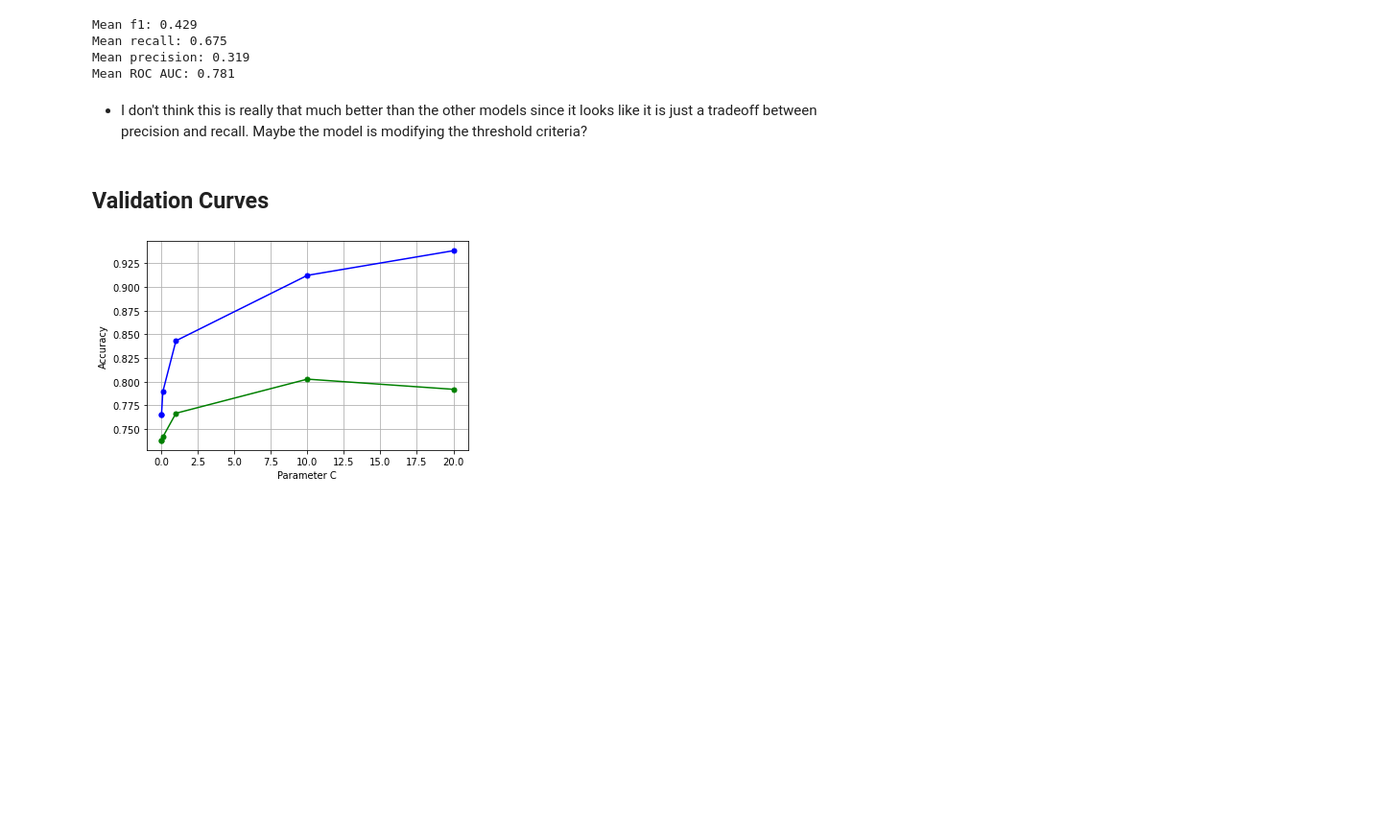
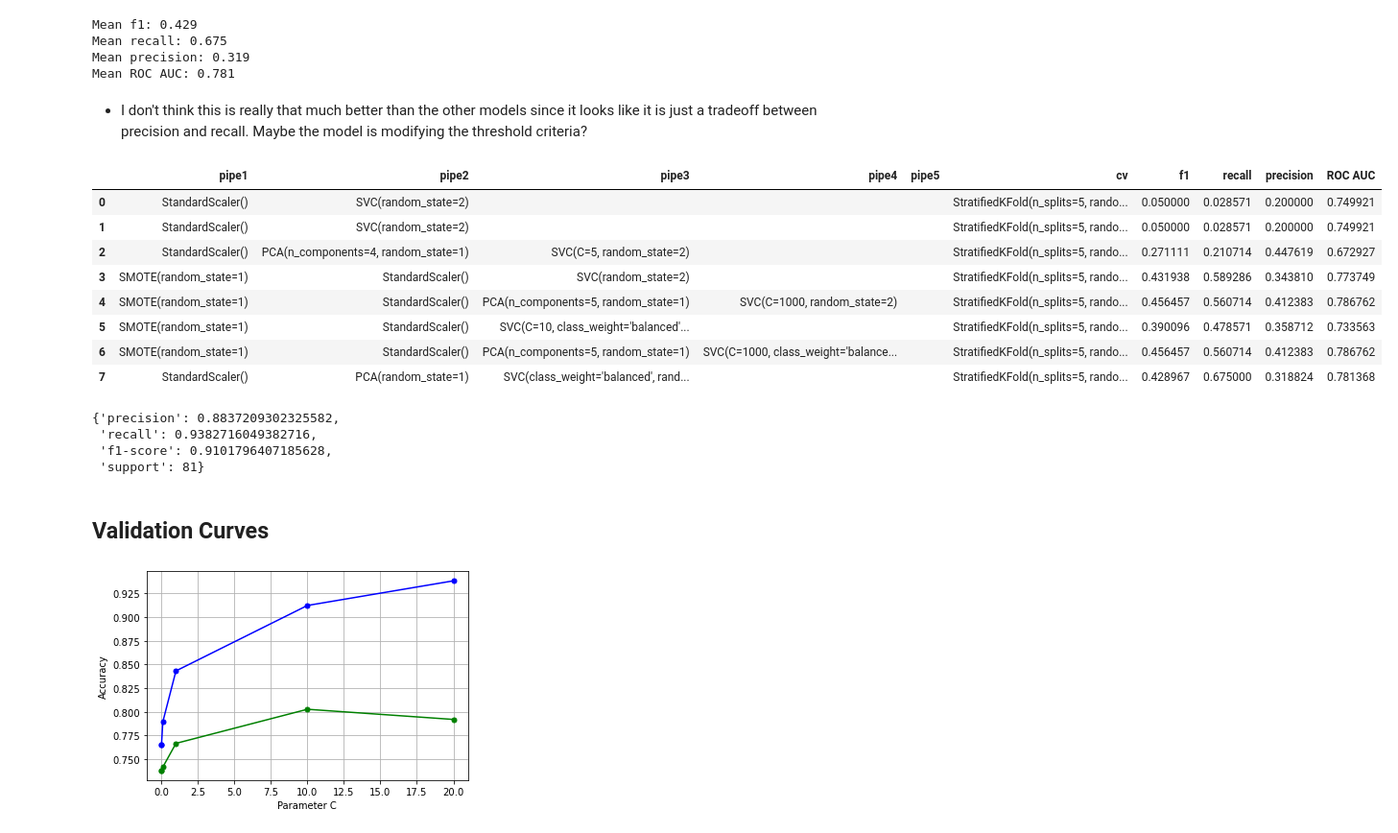
Before and after one commit to ejw-data/ml-myopia, a Jupyter notebook: classification/model-svc-gridsearch.ipynb, the cells around one changed output. Shown at 96% size. Cells and saved outputs as stored; diff of their text form; code cells hidden in the pictures; blank space fills up the shorter version.

Commit message:
created summary tables from models

```diff
--- a/classification/model-svc-gridsearch.ipynb
+++ b/classification/model-svc-gridsearch.ipynb
@@ -508,6 +594,20 @@ print('Mean f1: %.3f' % mean(scores['test_f1']))
 print('Mean recall: %.3f' % mean(scores['test_recall']))
 print('Mean precision: %.3f' % mean(scores['test_precision']))
 print('Mean ROC AUC: %.3f' % mean(scores['test_roc_auc']))
+
+pipelength = len(pipes)
+summary.append({
+    'pipe1': pipes[0][1],
+    'pipe2': pipes[1][1] if pipelength >= 2 else "",
+    'pipe3': pipes[2][1] if pipelength >= 3 else "",
+    'pipe4': pipes[3][1] if pipelength >= 4 else "",
+    'pipe5': pipes[4][1] if pipelength >= 5 else "",
+    'cv': cv,
+    'f1':  mean(scores['test_f1']),
+    'recall': mean(scores['test_recall']),
+    'precision': mean(scores['test_precision']),
+    'ROC AUC': mean(scores['test_roc_auc'])
+})
 # %% [output]
 Mean f1: 0.390
 Mean recall: 0.479
@@ -643,6 +743,20 @@ print('Mean f1: %.3f' % mean(scores['test_f1']))
 print('Mean recall: %.3f' % mean(scores['test_recall']))
 print('Mean precision: %.3f' % mean(scores['test_precision']))
 print('Mean ROC AUC: %.3f' % mean(scores['test_roc_auc']))
+
+pipelength = len(pipes)
+summary.append({
+    'pipe1': pipes[0][1],
+    'pipe2': pipes[1][1] if pipelength >= 2 else "",
+    'pipe3': pipes[2][1] if pipelength >= 3 else "",
+    'pipe4': pipes[3][1] if pipelength >= 4 else "",
+    'pipe5': pipes[4][1] if pipelength >= 5 else "",
+    'cv': cv,
+    'f1':  mean(scores['test_f1']),
+    'recall': mean(scores['test_recall']),
+    'precision': mean(scores['test_precision']),
+    'ROC AUC': mean(scores['test_roc_auc'])
+})
 # %% [output]
 Mean f1: 0.456
 Mean recall: 0.561
@@ -720,6 +834,20 @@ print('Mean f1: %.3f' % mean(scores['test_f1']))
 print('Mean recall: %.3f' % mean(scores['test_recall']))
 print('Mean precision: %.3f' % mean(scores['test_precision']))
 print('Mean ROC AUC: %.3f' % mean(scores['test_roc_auc']))
+
+pipelength = len(pipes)
+summary.append({
+    'pipe1': pipes[0][1],
+    'pipe2': pipes[1][1] if pipelength >= 2 else "",
+    'pipe3': pipes[2][1] if pipelength >= 3 else "",
+    'pipe4': pipes[3][1] if pipelength >= 4 else "",
+    'pipe5': pipes[4][1] if pipelength >= 5 else "",
+    'cv': cv,
+    'f1':  mean(scores['test_f1']),
+    'recall': mean(scores['test_recall']),
+    'precision': mean(scores['test_precision']),
+    'ROC AUC': mean(scores['test_roc_auc'])
+})
 # %% [output]
 Mean f1: 0.429
 Mean recall: 0.675
@@ -727,3 +855,16 @@ Mean precision: 0.319
 Mean ROC AUC: 0.781
 # %% [markdown]
 - I don't think this is really that much better than the other models since it looks like it is just a tradeoff between precision and recall.  Maybe the model is modifying the threshold criteria?
+# %%
+df = pd.DataFrame(summary)
+df
+# %% [output]
+|  | pipe1 | pipe2 | pipe3 | pipe4 | pipe5 | cv | f1 | recall | precision | ROC AUC |
+| 0 | StandardScaler() | SVC(random_state=2) |  |  |  | StratifiedKFold(n_splits=5, rando... | 0.050000 | 0.028571 | 0.200000 | 0.749921 |
+| 1 | StandardScaler() | SVC(random_state=2) |  |  |  | StratifiedKFold(n_splits=5, rando... | 0.050000 | 0.028571 | 0.200000 | 0.749921 |
+| 2 | StandardScaler() | PCA(n_components=4, random_state=1) | SVC(C=5, random_state=2) |  |  | StratifiedKFold(n_splits=5, rando... | 0.271111 | 0.210714 | 0.447619 | 0.672927 |
+| 3 | SMOTE(random_state=1) | StandardScaler() | SVC(random_state=2) |  |  | StratifiedKFold(n_splits=5, rando... | 0.431938 | 0.589286 | 0.343810 | 0.773749 |
+| 4 | SMOTE(random_state=1) | StandardScaler() | PCA(n_components=5, random_state=1) | SVC(C=1000, random_state=2) |  | StratifiedKFold(n_splits=5, rando... | 0.456457 | 0.560714 | 0.412383 | 0.786762 |
+| 5 | SMOTE(random_state=1) | StandardScaler() | SVC(C=10, class_weight='balanced'... |  |  | StratifiedKFold(n_splits=5, rando... | 0.390096 | 0.478571 | 0.358712 | 0.733563 |
+| 6 | SMOTE(random_state=1) | StandardScaler() | PCA(n_components=5, random_state=1) | SVC(C=1000, class_weight='balance... |  | StratifiedKFold(n_splits=5, rando... | 0.456457 | 0.560714 | 0.412383 | 0.786762 |
+| 7 | StandardScaler() | PCA(random_state=1) | SVC(class_weight='balanced', rand... |  |  | StratifiedKFold(n_splits=5, rando... | 0.428967 | 0.675000 | 0.318824 | 0.781368 |
@@ -730,3 +874,10 @@ Mean ROC AUC: 0.781
+# %%
+test_dict['0']
+# %% [output]
+{'precision': 0.8837209302325582,
+ 'recall': 0.9382716049382716,
+ 'f1-score': 0.9101796407185628,
+ 'support': 81}
 # %% [markdown]
 ## Validation Curves
 # %%
```
Also changed, not shown: parts of 8 cells of this notebook, 6 other files.
